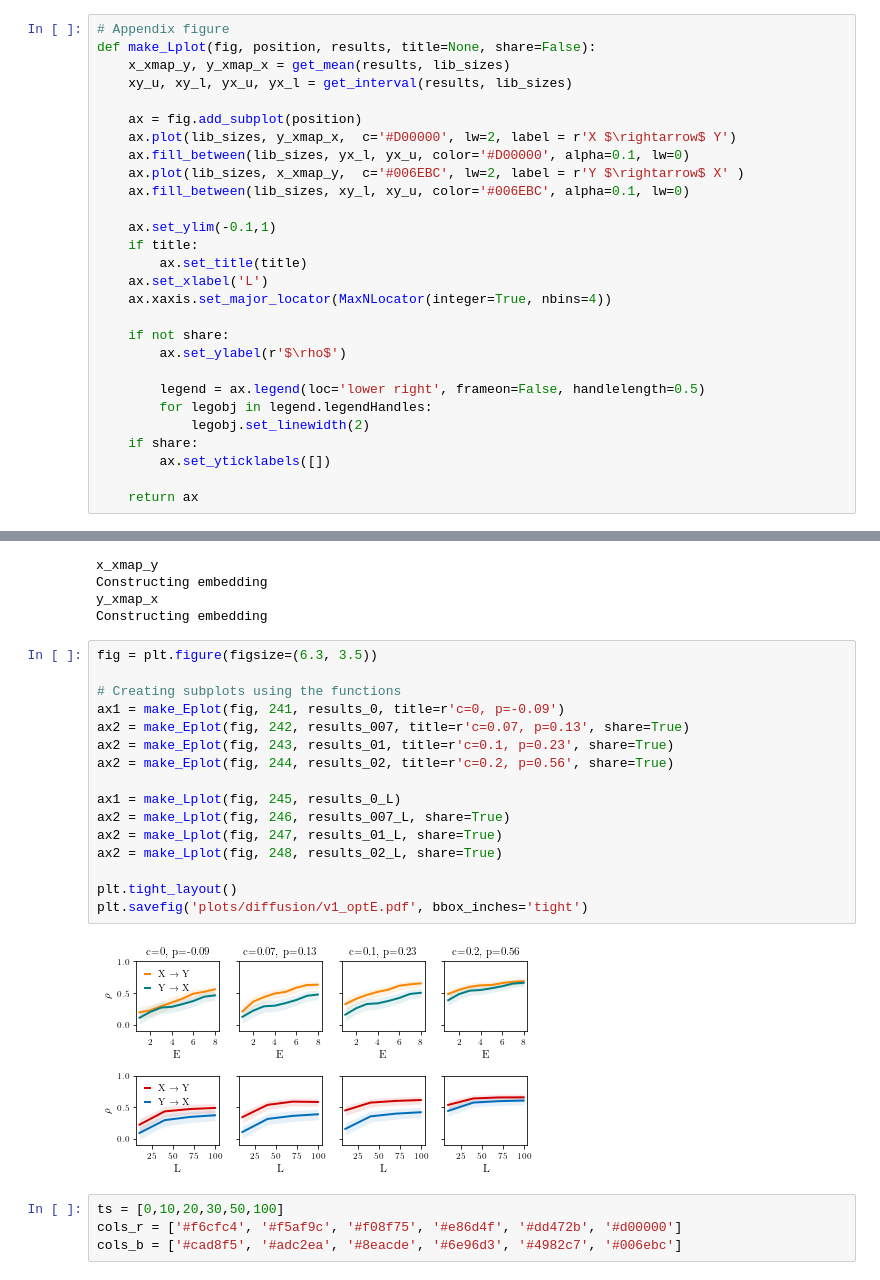
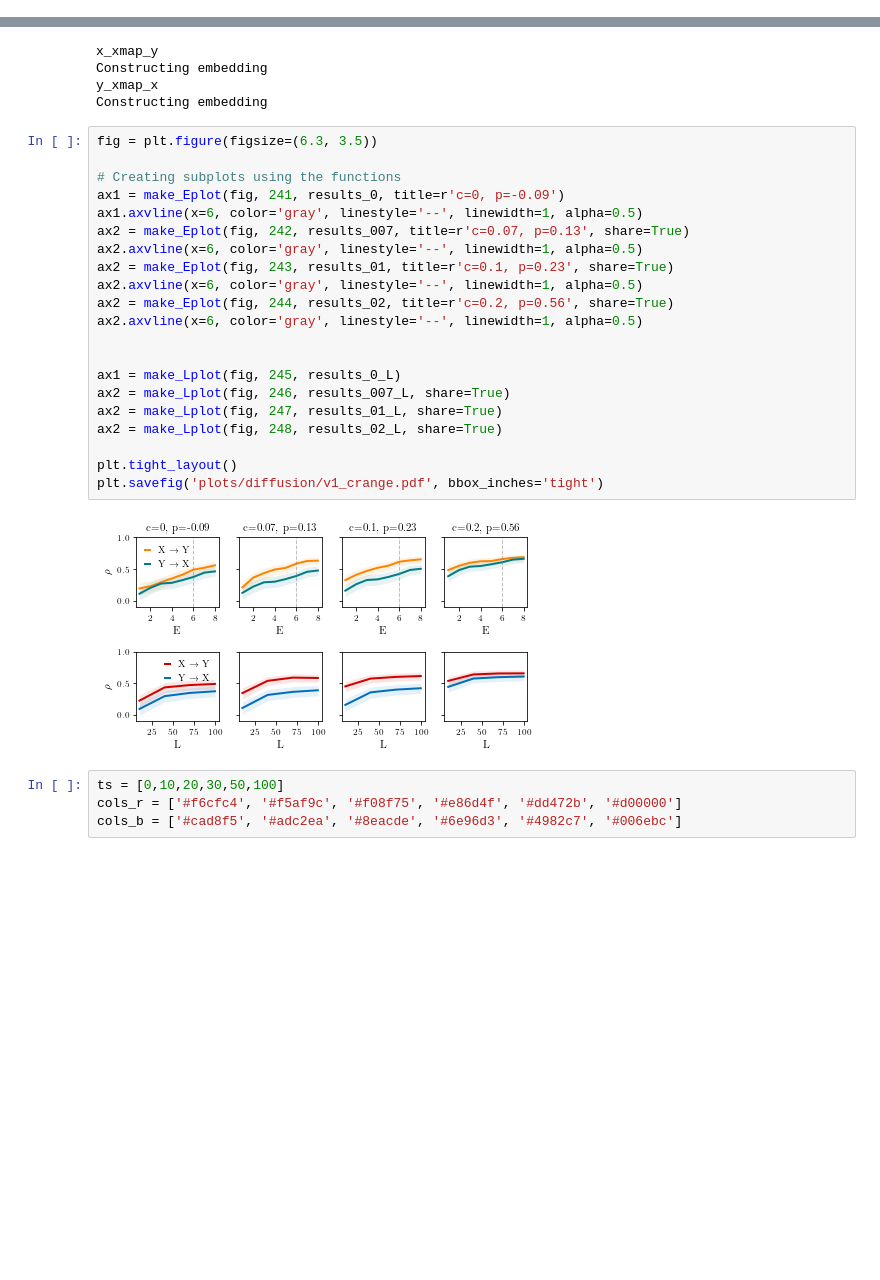
Before and after one commit to KatharinaBracher/GCCM, a Jupyter notebook: code/Diffusion.ipynb, the cells around one changed output, grey strips where cells are left out. Drawn from its saved outputs; the diff is of its cells as text; blank space fills up the shorter version.

```diff
--- a/code/Diffusion.ipynb
+++ b/code/Diffusion.ipynb
@@ -80,31 +34,3 @@ def make_Eplot(fig, position, results, title=r' ', share=False):
-# %%
-# Appendix figure
-def make_Lplot(fig, position, results, title=None, share=False):
-    x_xmap_y, y_xmap_x = get_mean(results, lib_sizes)
-    xy_u, xy_l, yx_u, yx_l = get_interval(results, lib_sizes)
-
-    ax = fig.add_subplot(position)
-    ax.plot(lib_sizes, y_xmap_x,  c='#D00000', lw=2, label = r'X $\rightarrow$ Y')
-    ax.fill_between(lib_sizes, yx_l, yx_u, color='#D00000', alpha=0.1, lw=0)
-    ax.plot(lib_sizes, x_xmap_y,  c='#006EBC', lw=2, label = r'Y $\rightarrow$ X' )
-    ax.fill_between(lib_sizes, xy_l, xy_u, color='#006EBC', alpha=0.1, lw=0)
-
-    ax.set_ylim(-0.1,1)
-    if title:
-        ax.set_title(title)
-    ax.set_xlabel('L')
-    ax.xaxis.set_major_locator(MaxNLocator(integer=True, nbins=4))
-
-    if not share:
-        ax.set_ylabel(r'$\rho$')
-
-        legend = ax.legend(loc='lower right', frameon=False, handlelength=0.5)
-        for legobj in legend.legendHandles:
-            legobj.set_linewidth(2)
-    if share:
-        ax.set_yticklabels([])
-
-    return ax
 # %% [markdown]
 ## Reaction-diffusion systems
 # %%
@@ -315,21 +241,26 @@ Constructing embedding
 # %%
 fig = plt.figure(figsize=(6.3, 3.5))
 
 # Creating subplots using the functions
 ax1 = make_Eplot(fig, 241, results_0, title=r'c=0, p=-0.09')
+ax1.axvline(x=6, color='gray', linestyle='--', linewidth=1, alpha=0.5)
 ax2 = make_Eplot(fig, 242, results_007, title=r'c=0.07, p=0.13', share=True)
+ax2.axvline(x=6, color='gray', linestyle='--', linewidth=1, alpha=0.5)
 ax2 = make_Eplot(fig, 243, results_01, title=r'c=0.1, p=0.23', share=True)
+ax2.axvline(x=6, color='gray', linestyle='--', linewidth=1, alpha=0.5)
 ax2 = make_Eplot(fig, 244, results_02, title=r'c=0.2, p=0.56', share=True)
+ax2.axvline(x=6, color='gray', linestyle='--', linewidth=1, alpha=0.5)
+
 
 ax1 = make_Lplot(fig, 245, results_0_L)
 ax2 = make_Lplot(fig, 246, results_007_L, share=True)
 ax2 = make_Lplot(fig, 247, results_01_L, share=True)
 ax2 = make_Lplot(fig, 248, results_02_L, share=True)
 
 plt.tight_layout()
-plt.savefig('plots/diffusion/v1_optE.pdf', bbox_inches='tight')
+plt.savefig('plots/diffusion/v1_crange.pdf', bbox_inches='tight')
 # %% [output]
-[figure, old version]
+[figure, new version]
 # %%
 ts = [0,10,20,30,50,100]
 cols_r = ['#f6cfc4', '#f5af9c', '#f08f75', '#e86d4f', '#dd472b', '#d00000']
```
Also changed, not shown: parts of 57 cells of this notebook, 14 other files.
